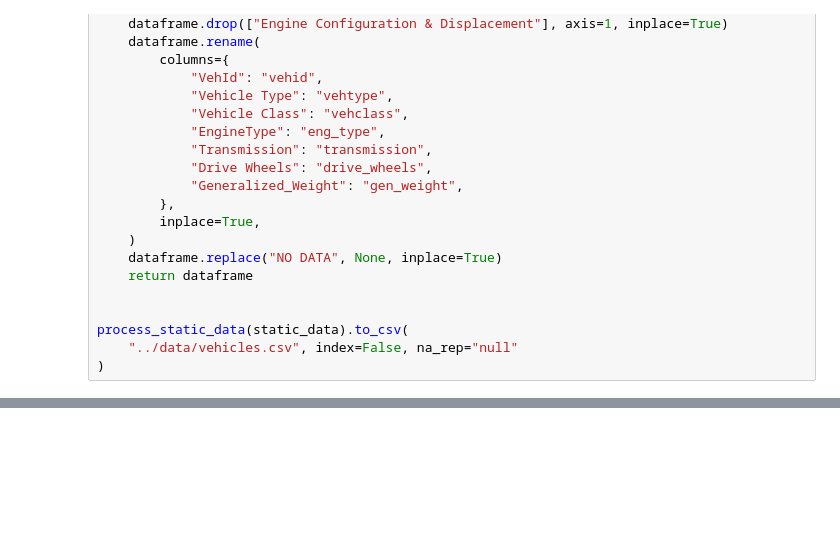
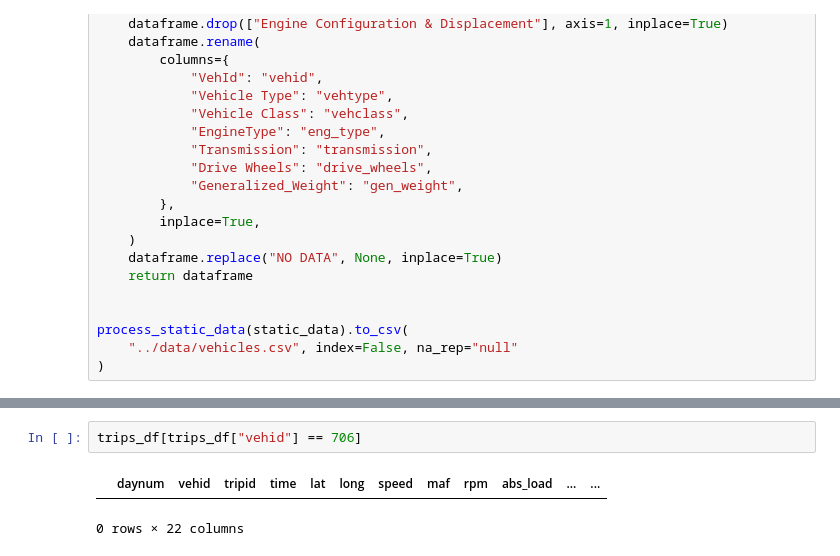
Before and after one commit to Ytgerr/Distributed-Trip-Level-Fual-Consumption-Forecasting, a Jupyter notebook: notebooks/data_view.ipynb, the cells around one changed output, grey strips where cells are left out. Saved outputs shown, nothing was run; the diff lists cells and outputs as text; blank space fills up the shorter version.

```diff
--- a/notebooks/data_view.ipynb
+++ b/notebooks/data_view.ipynb
@@ -319,0 +289,5 @@ KeyboardInterrupt:
+# %%
+trips_df[trips_df["vehid"] == 706]
+# %% [output]
+|  | daynum | vehid | tripid | time | lat | long | speed | maf | rpm | abs_load | ... | ... |
+0 rows × 22 columns
```
Also changed, not shown: parts of 4 cells of this notebook, 2 other files.
